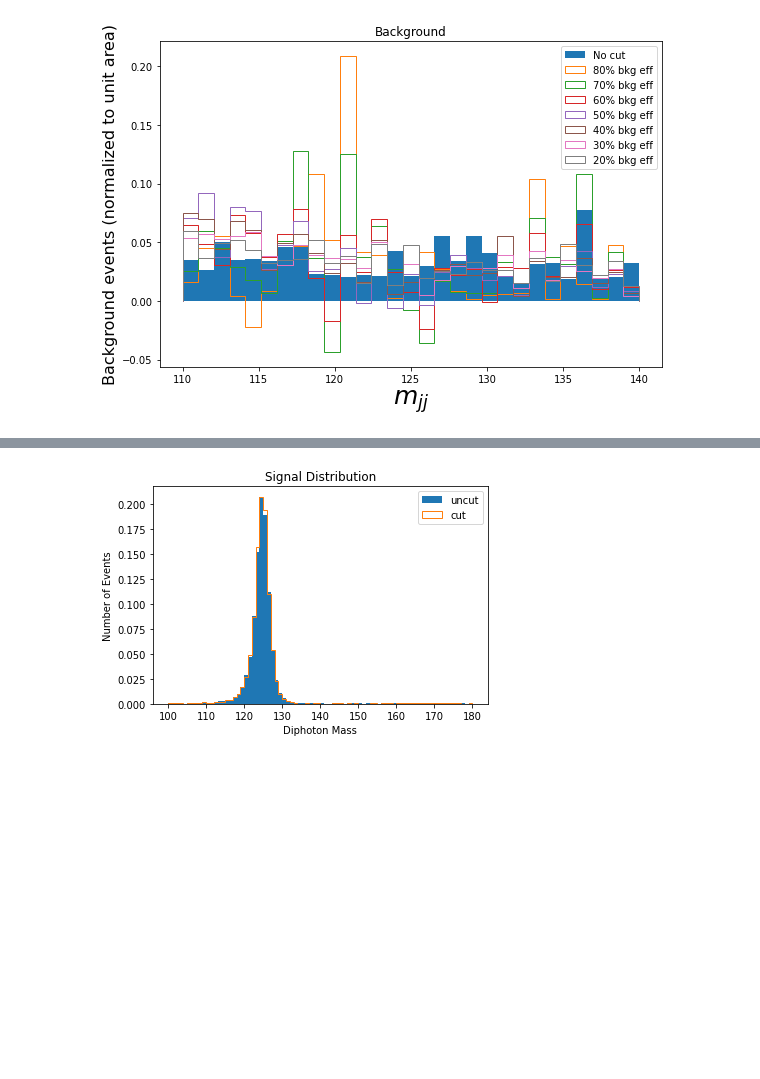
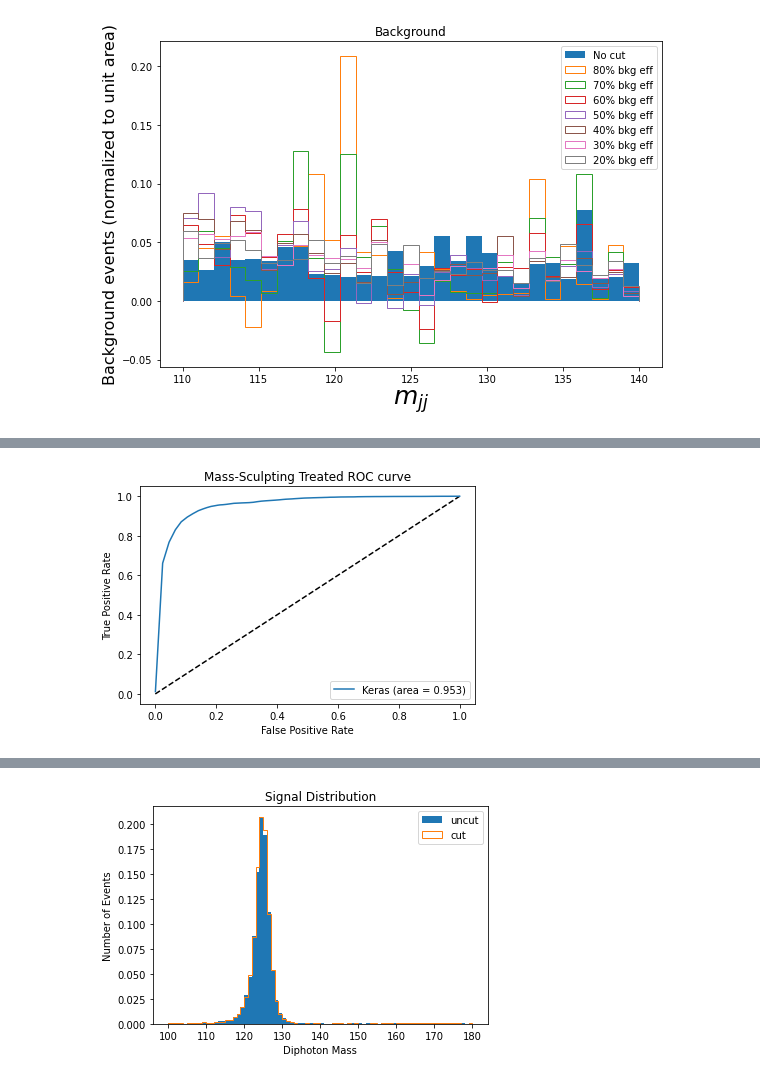
Before and after one commit to s-y-chen/HHbbgg, a Jupyter notebook: notebook/ML/Sequential_DNN_ggHH.ipynb, the cells around one changed output, grey strips where cells are left out. Saved outputs shown, nothing was run; the diff lists cells and outputs as text; code cells hidden in the pictures; blank space fills up the shorter version.

```diff
--- a/notebook/ML/Sequential_DNN_ggHH.ipynb
+++ b/notebook/ML/Sequential_DNN_ggHH.ipynb
@@ -998,0 +1073,30 @@ result_sig_df_sort = result_sig_df.sort_values(by = [b'diphoton_mass'])
+# %%
+# ROC curve post ms with less bins
+fprs = np.linspace(0, 100, 101)
+bins = np.linspace(100, 180, 21)
+result_fpr = []
+result_tpr = []
+for fpr in fprs:
+    DNN_sc_cuts = DNN_cuts(bins, result_bgd_df_sort, fpr)
+    bgd_cuts = DNN_cut_pass(bins, result_bgd_df_sort, DNN_sc_cuts)
+    sig_cuts = DNN_cut_pass(bins, result_sig_df_sort, DNN_sc_cuts)
+    new_fpr = bgd_cuts.count(1) / len(bgd_cuts)
+    new_tpr = sig_cuts.count(1) / len(sig_cuts)
+    result_fpr.append(new_fpr)
+    result_tpr.append(new_tpr)
+
+# ROC curve
+
+auc = np.trapz(result_tpr, x = result_fpr)
+
+plt.figure(1)
+plt.plot([0, 1], [0, 1], 'k--')
+plt.plot(result_fpr, result_tpr, label='Keras (area = {:.3f})'.format(auc))
+plt.xlabel('False Positive Rate')
+plt.ylabel('True Positive Rate')
+plt.title('Mass-Sculpting Treated ROC curve')
+plt.legend(loc='best')
+plt.savefig(fname = f'ROC_Plts/full/postms_ROC_curve_sm.png', format='png')
+plt.show()
+# %% [output]
+[figure, added]
```
Also changed, not shown: parts of 6 cells of this notebook, 7 other files.
